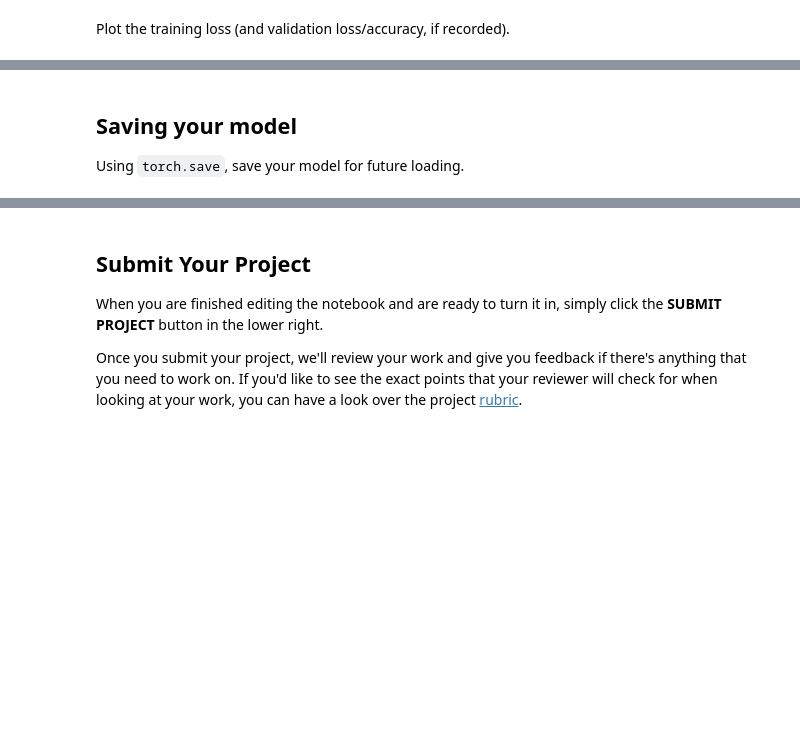
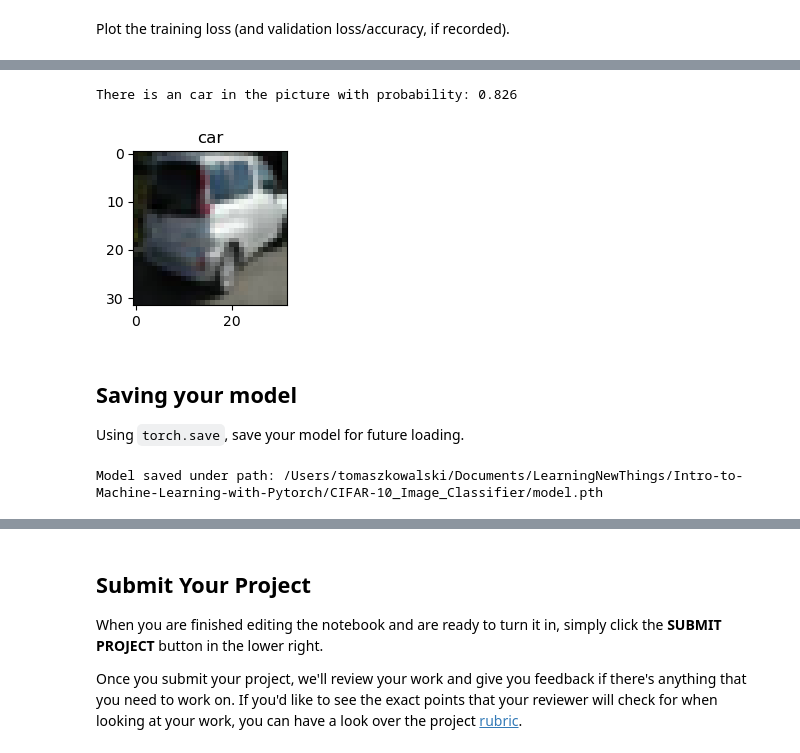
Before and after one commit to Diodak92/Intro-to-Machine-Learning-with-Pytorch, a Jupyter notebook: CIFAR-10_Image_Classifier/CIFAR-10_Image_Classifier.ipynb, the cells around one changed output, grey strips where cells are left out. Cells and saved outputs as stored; diff of their text form; code cells hidden in the pictures; blank space fills up the shorter version.

```diff
--- a/CIFAR-10_Image_Classifier/CIFAR-10_Image_Classifier.ipynb
+++ b/CIFAR-10_Image_Classifier/CIFAR-10_Image_Classifier.ipynb
@@ -263,3 +278,48 @@ plt.show()
+# %%
+def show_image(img_loader,
+               image_mean = (0.5, 0.5, 0.5),
+               image_std = (0.5, 0.5, 0.5)):
+
+    next_image = next(iter(img_loader))
+
+    label = next_image[1][0]
+    tensor_image = next_image[0][0]
+    image = tensor_image.numpy()
+
+    fig, ax = plt.subplots(1, figsize=(2, 2))
+
+    image = np.rot90(image.T, k=3)
+    image = (image_std * image) + image_mean
+    label = classes[label]
+    ax.imshow(image)
+    ax.set_title(label)
+    return (label, tensor_image)
+# %%
+def predict_image_object(model, image):
+    # adjust tensor dimentions
+    image = torch.unsqueeze(image, 0)
+    with torch.no_grad():
+        # set model to evaluation mode
+        model.eval()
+        # move computation to CPU or GPU
+        image = image.to(device)
+        # compute nn output
+        pred = model(image)
+        # compute probabilities
+        probabilities = torch.exp(pred)
+    # compute top probabilities and classes
+    top_p, top_class = torch.topk(probabilities, k = 1)
+    return({'probability': float(top_p),
+            'class': int(top_class)})
+# %%
+test_image = show_image(trainloader)
+prob_class  = predict_image_object(nn_img_classifier, test_image[1])
+print('There is an {} in the picture with probability: {:.3f}'\
+      .format(classes[prob_class['class']], prob_class['probability']))
+#print(prob_class)
+# %% [output]
+There is an car in the picture with probability: 0.826
+[figure, added]
 # %% [markdown]
 ## Saving your model
 Using `torch.save`, save your model for future loading.
@@ -268,3 +326,9 @@ Using `torch.save`, save your model for future loading.
+# %%
+path = os.path.join(os.getcwd(), 'model.pth')
+torch.save(nn_img_classifier, path)
+print('Model saved under path: {}'.format(path))
+# %% [output]
+Model saved under path: /Users/tomaszkowalski/Documents/LearningNewThings/Intro-to-Machine-Learning-with-Pytorch/CIFAR-10_Image_Classifier/model.pth
 # %% [markdown]
 ## Make a Recommendation
 
```
Also changed, not shown: parts of 12 cells of this notebook.
